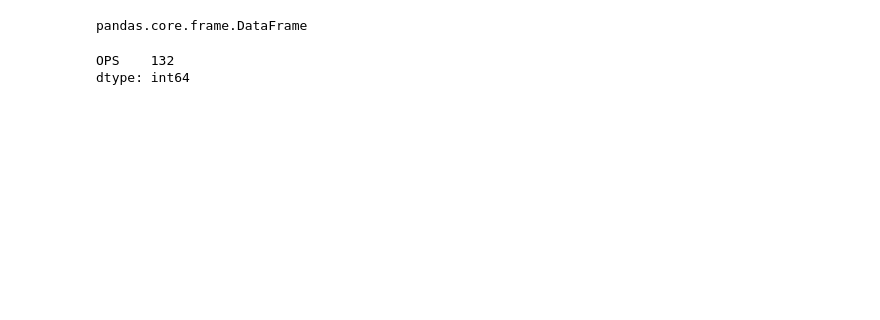
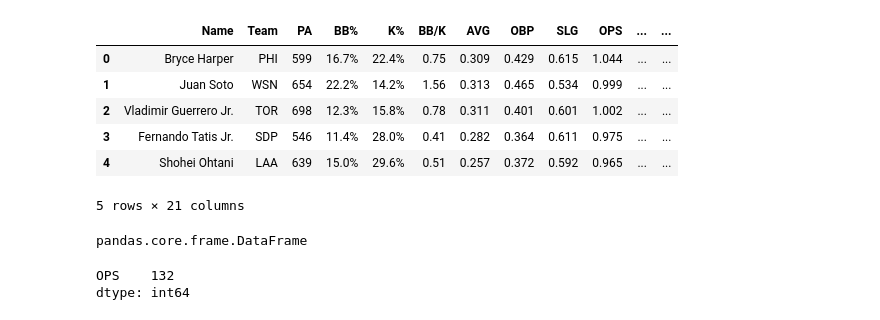
Before and after one commit to Ben-Platt-23/Applied-Statistics-Final-Project, a Jupyter notebook: v1.ipynb, the cells around one changed output. Cells and saved outputs as stored; diff of their text form; code cells hidden in the pictures; blank space fills up the shorter version.

```diff
--- a/v1.ipynb
+++ b/v1.ipynb
@@ -3,6 +3,16 @@ import pandas as pd
 import matplotlib.pyplot as plt
 # %%
 player_data = pd.read_csv('FanGraphs Leaderboard (6).csv')
+# %%
+player_data.head(5)
+# %% [output]
+|  | Name | Team | PA | BB% | K% | BB/K | AVG | OBP | SLG | OPS | ... | ... |
+| 0 | Bryce Harper | PHI | 599 | 16.7% | 22.4% | 0.75 | 0.309 | 0.429 | 0.615 | 1.044 | ... | ... |
+| 1 | Juan Soto | WSN | 654 | 22.2% | 14.2% | 1.56 | 0.313 | 0.465 | 0.534 | 0.999 | ... | ... |
+| 2 | Vladimir Guerrero Jr. | TOR | 698 | 12.3% | 15.8% | 0.78 | 0.311 | 0.401 | 0.601 | 1.002 | ... | ... |
+| 3 | Fernando Tatis Jr. | SDP | 546 | 11.4% | 28.0% | 0.41 | 0.282 | 0.364 | 0.611 | 0.975 | ... | ... |
+| 4 | Shohei Ohtani | LAA | 639 | 15.0% | 29.6% | 0.51 | 0.257 | 0.372 | 0.592 | 0.965 | ... | ... |
+5 rows × 21 columns
 # %%
 player_data = player_data.drop(columns=['Name', 'Team', 'PA', 'BB%', 'K%', 'BB/K', 'AVG', 'OBP', 'SLG',
        'ISO', 'Spd', 'BABIP', 'UBR', 'wGDP', 'wSB', 'wRC', 'wRAA', 'wOBA',
```
Also changed, not shown: parts of 15 cells of this notebook, 3 other files.
